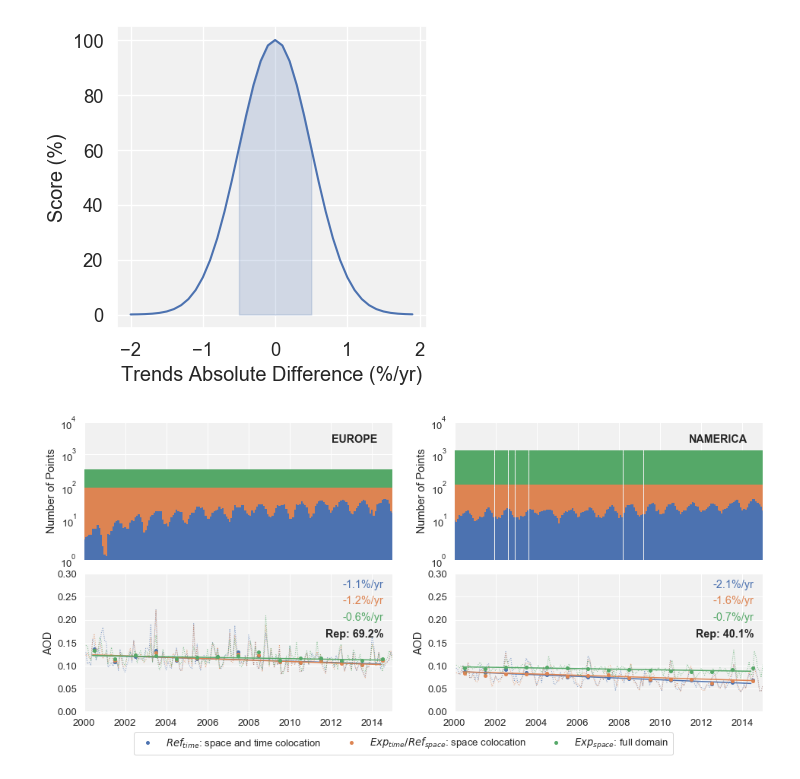
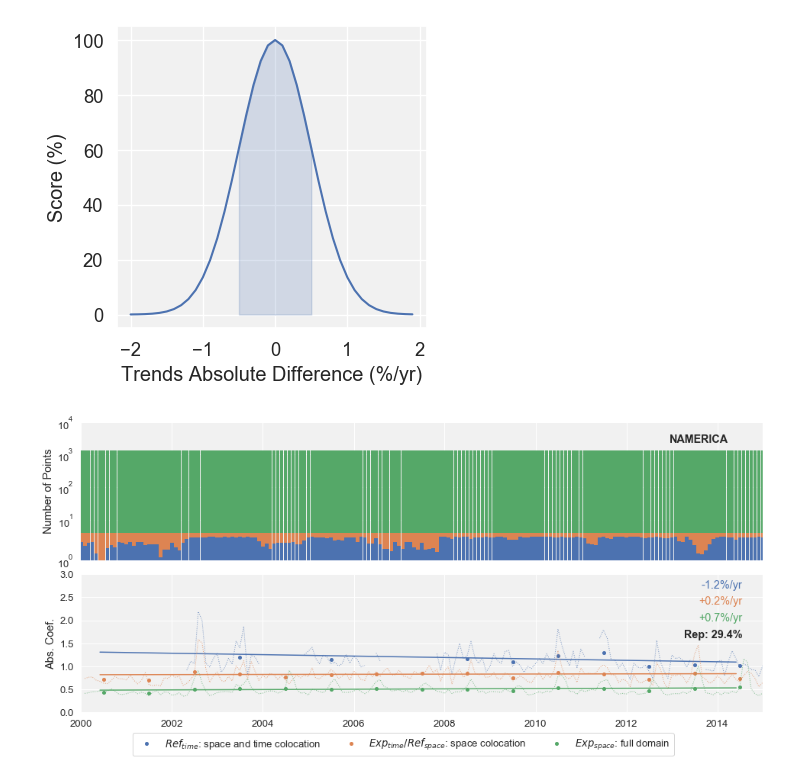
Before and after one commit to AugustinMortier/aerosol_trends, a Jupyter notebook: scripts/representativity.ipynb, the cells around one changed output. Cells and saved outputs as stored; diff of their text form; code cells hidden in the pictures.

Commit message:
updated figures

```diff
--- a/scripts/representativity.ipynb
+++ b/scripts/representativity.ipynb
@@ -20,7 +20,7 @@ params = get_params()
 # %%
 # run observations
 # 'ang4487aer' 'od550aer' 'od550gt1aer' 'od550lt1aer' 'concpm10' 'concpm25' 'concso4' 'scatc550dryaer' 'absc550aer'
-var = 'od550aer'
+var = 'absc550aer'
 params['kind'] = 'obs'
 params = fill_params(params, var)
 #if var in ['scatc550dryaer', 'absc550aer']:
@@ -306,7 +307,7 @@ plt.savefig('figs/norm_dist_filled.png', dpi=300, bbox_inches='tight')
 [figure]
 # %%
 regions = ['EUROPE','NAMERICA']
-#regions = ['NAMERICA']
+regions = ['NAMERICA']
 
 #make figure of time series for n regions
 nl, nc = 2, len(regions)
@@ -374,32 +375,32 @@ for i, region in enumerate(regions):
     ax.text(0.97,0.9-dy,'{:+.1f}%/yr'.format(ts2['trends'][params['period']]['rel_slp']),ha='right',transform=ax.transAxes, color=current_palette[1])
 
     ax.plot(js2date(ts3['monthly']['jsdate']),ts3['monthly']['data'], ':', lw=1, color=current_palette[2], alpha=0.7)
     ax.plot(js2date(ts3['yearly']['jsdate']),ts3['yearly']['data'], '.', ms=8, label='c', color=current_palette[2])
     ax.plot(js2date(ts3['trends'][params['period']]['jsdate']),ts3['trends'][params['period']]['data'], ls='-', color=current_palette[2])
     ax.text(0.97,0.90-2*dy,'{:+.1f}%/yr'.format(ts3['trends'][params['period']]['rel_slp']),ha='right',transform=ax.transAxes, color=current_palette[2])
 
     #print out representativity
     ax.text(0.97,0.90-3*dy,'Rep: {:.1f}%'.format(df['Representativity'][params['ylabel']][region][params['period']]),ha='right',fontweight='bold', transform=ax.transAxes)
 
 
     ax.set_ylim(0,0.3)
-    #ax.set_ylim(0,3)
+    ax.set_ylim(0,3)
     ax.set_xlim('2000-01-01','2015-01-01')
     ax.set_ylabel(params['ylabel'])
 
 #change size of the figure
 # hide tick and tick label of the big axes
 plt.tick_params(labelcolor=None, top=False, bottom=False, left=False, right=False)
 plt.grid(False)
 plt.xticks([])
 plt.yticks([])
 
 handles, labels = ax.get_legend_handles_labels()
 labels = ['$Ref_{time}$: space and time colocation', '$Exp_{time} / Ref_{space}$: space colocation', '$Exp_{space}$: full domain']
 fig.legend(handles, labels, loc='lower center', ncol=3, facecolor='white')
 
 fig.set_size_inches(16,7)
 fig = plt.gcf()
 plt.savefig('figs/representativity-'+var+'.png', dpi=300, bbox_inches='tight')
 # %% [output]
-[figure, old version]
+[figure, new version]
```
Also changed, not shown: parts of 9 cells of this notebook, 14 other files.
